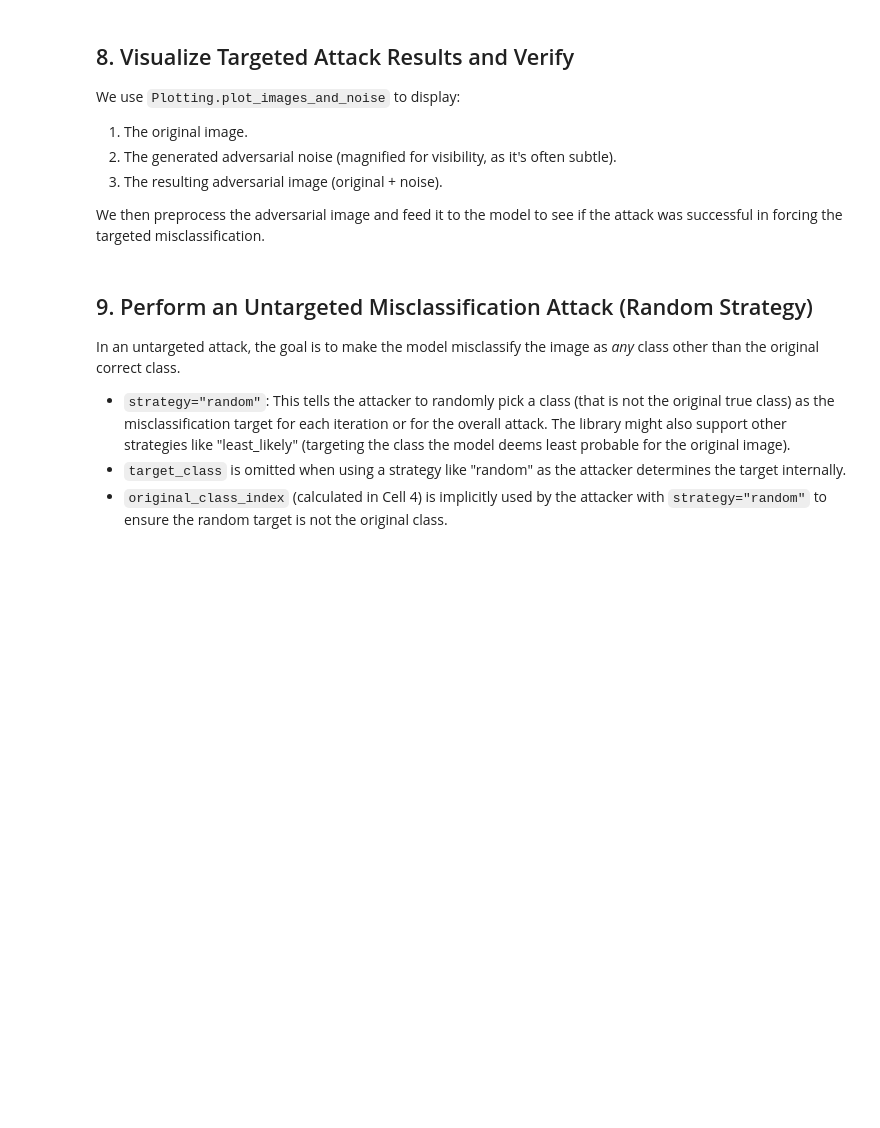
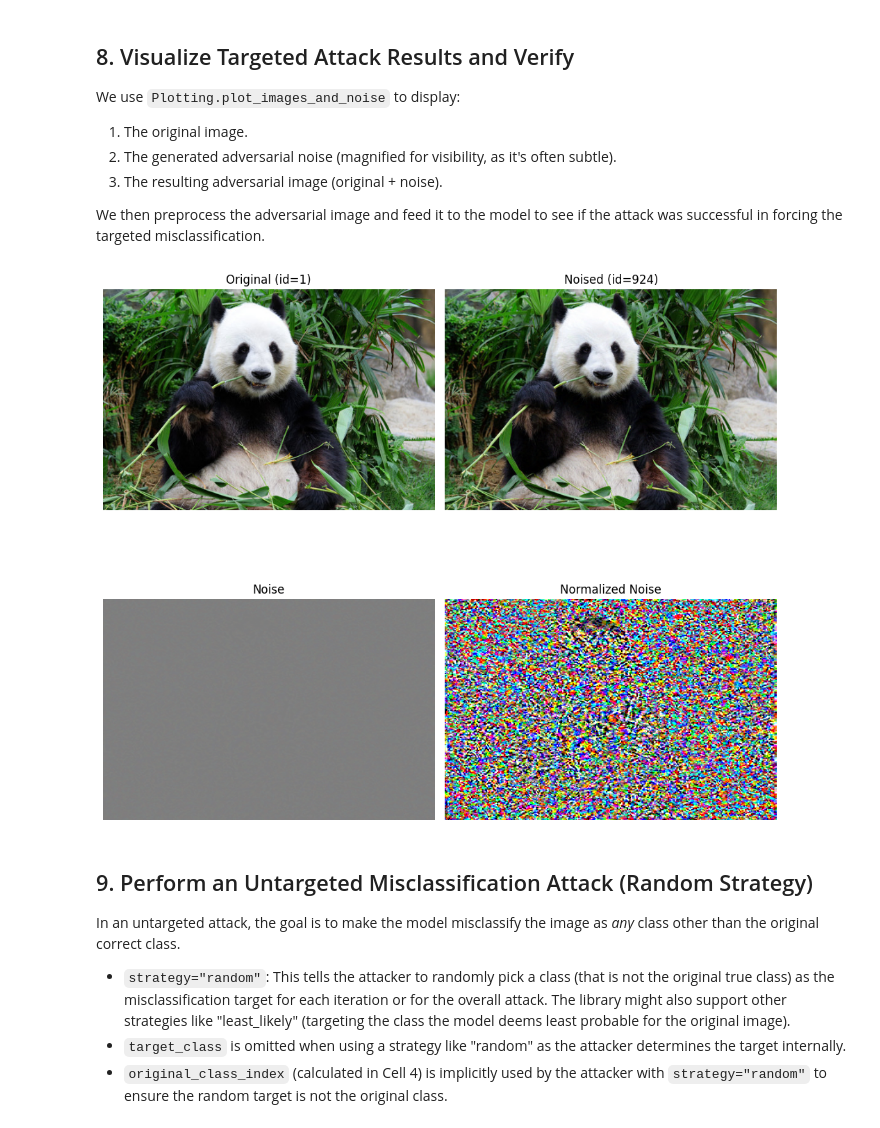
Before and after one commit to pavanreddyml/adversarial-lab, a Jupyter notebook: examples/01 - Basic Whitebox Attack.ipynb, the cells around one changed output. Cells and saved outputs as stored; diff of their text form; code cells hidden in the pictures; blank space fills up the shorter version.

Commit message:
Fixed a lot of issues. Plotting and Video work. Examples are fixed. Preprocessing added

```diff
--- a/examples/01 - Basic Whitebox Attack.ipynb
+++ b/examples/01 - Basic Whitebox Attack.ipynb
@@ -160,7 +164,9 @@ We use `Plotting.plot_images_and_noise` to display:
 
 We then preprocess the adversarial image and feed it to the model to see if the attack was successful in forcing the targeted misclassification.
 # %%
-Plotting.plot_images_and_noise(image_array, noise)
+Plotting.plot_samples(image_array, noise, original_class_idx=1, predicted_class_idx=924)
+# %% [output]
+[figure, added]
 # %% [markdown]
 ## 9. Perform an Untargeted Misclassification Attack (Random Strategy)
 
```
Also changed, not shown: parts of 2 cells of this notebook, 10 other files.
